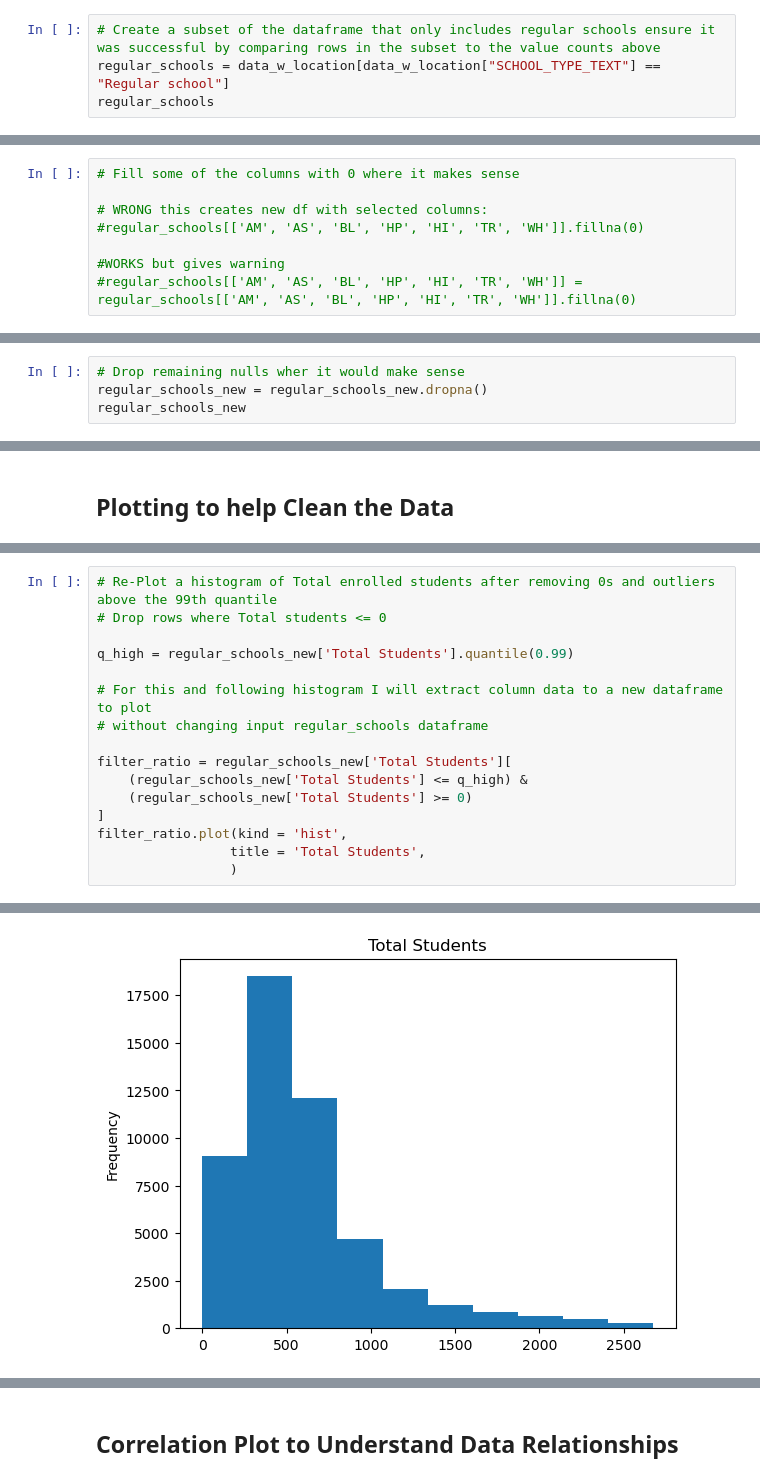
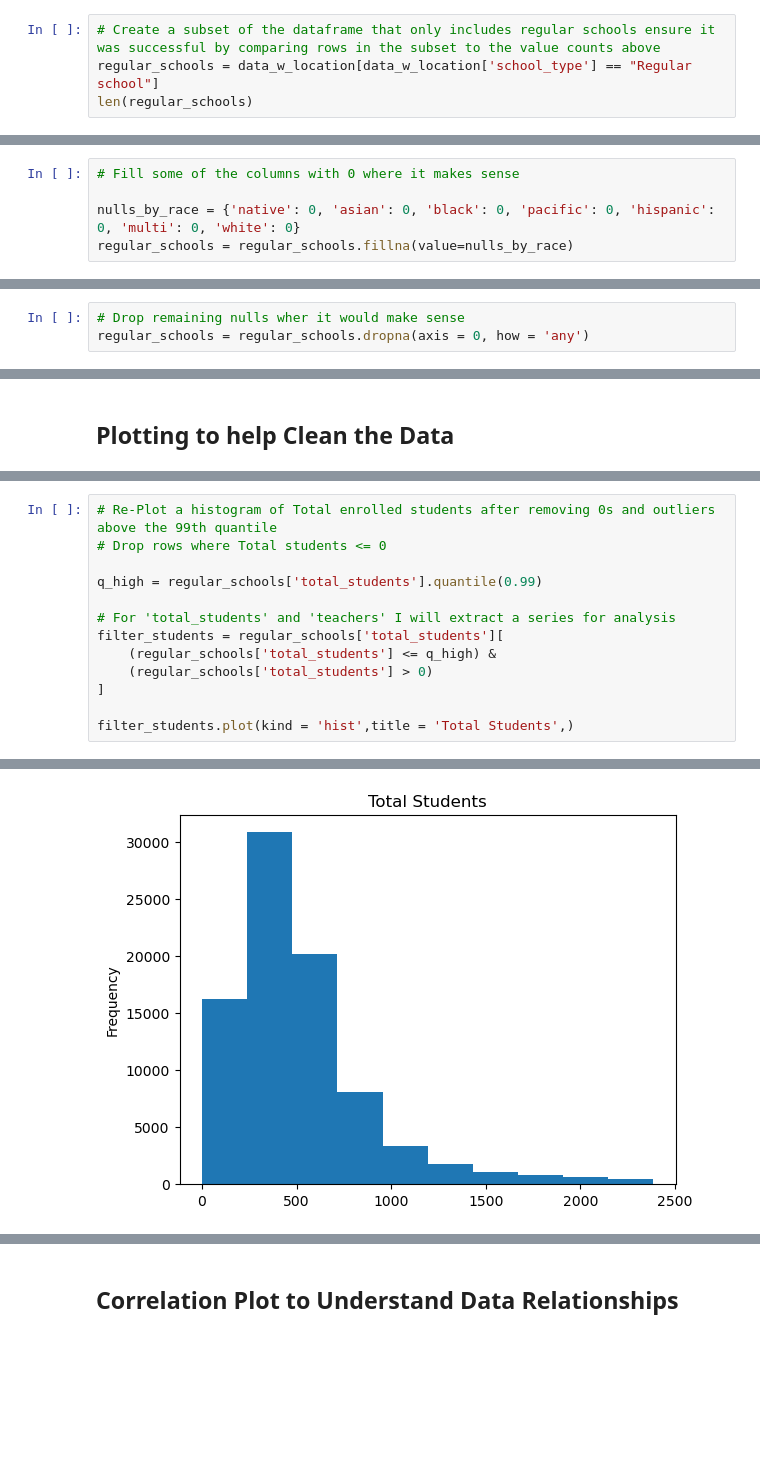
Before and after one commit to redtea3930/US_School_Analysis, a Jupyter notebook: public_school_analysis.ipynb, the cells around one changed output, grey strips where cells are left out. Drawn from its saved outputs; the diff is of its cells as text; blank space fills up the shorter version.

```diff
--- a/public_school_analysis.ipynb
+++ b/public_school_analysis.ipynb
@@ -160,5 +119,5 @@ Name: SCHOOL_TYPE_TEXT, dtype: int64
 # %%
 # Create a subset of the dataframe that only includes regular schools ensure it was successful by comparing rows in the subset to the value counts above
-regular_schools = data_w_location[data_w_location["SCHOOL_TYPE_TEXT"] == "Regular school"]
-regular_schools
+regular_schools = data_w_location[data_w_location['school_type'] == "Regular school"]
+len(regular_schools)
 # %% [output]
@@ -199,8 +147,5 @@ regular_schools.isnull()
 # %%
 # Fill some of the columns with 0 where it makes sense
 
-# WRONG this creates new df with selected columns:
-#regular_schools[['AM', 'AS', 'BL', 'HP', 'HI', 'TR', 'WH']].fillna(0)
-
-#WORKS but gives warning
-#regular_schools[['AM', 'AS', 'BL', 'HP', 'HI', 'TR', 'WH']] = regular_schools[['AM', 'AS', 'BL', 'HP', 'HI', 'TR', 'WH']].fillna(0)
+nulls_by_race = {'native': 0, 'asian': 0, 'black': 0, 'pacific': 0, 'hispanic': 0, 'multi': 0, 'white': 0}
+regular_schools = regular_schools.fillna(value=nulls_by_race)
@@ -277,4 +173,3 @@ regular_schools_new.isnull()
 # %%
 # Drop remaining nulls wher it would make sense
-regular_schools_new = regular_schools_new.dropna()
-regular_schools_new
+regular_schools = regular_schools.dropna(axis = 0, how = 'any')
@@ -318,19 +231,16 @@ regular_schools_new['Student-Teacher Ratio'].plot(kind = 'hist', title = 'Studen
 # %%
 # Re-Plot a histogram of Total enrolled students after removing 0s and outliers above the 99th quantile
 # Drop rows where Total students <= 0
 
-q_high = regular_schools_new['Total Students'].quantile(0.99)
+q_high = regular_schools['total_students'].quantile(0.99)
 
-# For this and following histogram I will extract column data to a new dataframe to plot
-# without changing input regular_schools dataframe
+# For 'total_students' and 'teachers' I will extract a series for analysis
+filter_students = regular_schools['total_students'][
+    (regular_schools['total_students'] <= q_high) &
+    (regular_schools['total_students'] > 0)
+]
 
-filter_ratio = regular_schools_new['Total Students'][
-    (regular_schools_new['Total Students'] <= q_high) &
-    (regular_schools_new['Total Students'] >= 0)
-]
-filter_ratio.plot(kind = 'hist',
-                 title = 'Total Students',
-                 )
+filter_students.plot(kind = 'hist',title = 'Total Students',)
 # %% [output]
 <AxesSubplot:title={'center':'Total Students'}, ylabel='Frequency'>
-[figure, old version]
+[figure, new version]
```
Also changed, not shown: parts of 33 cells of this notebook.
